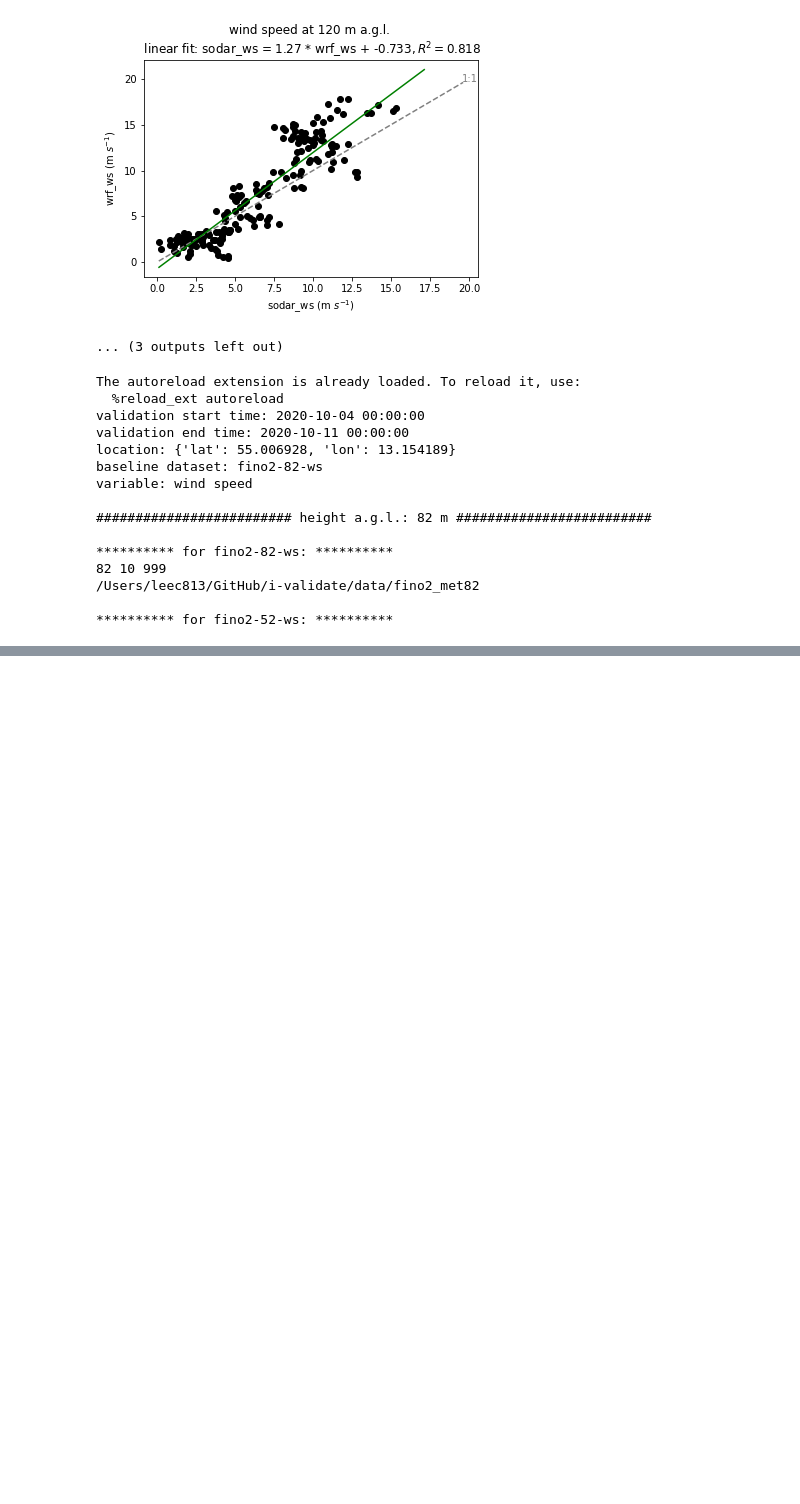
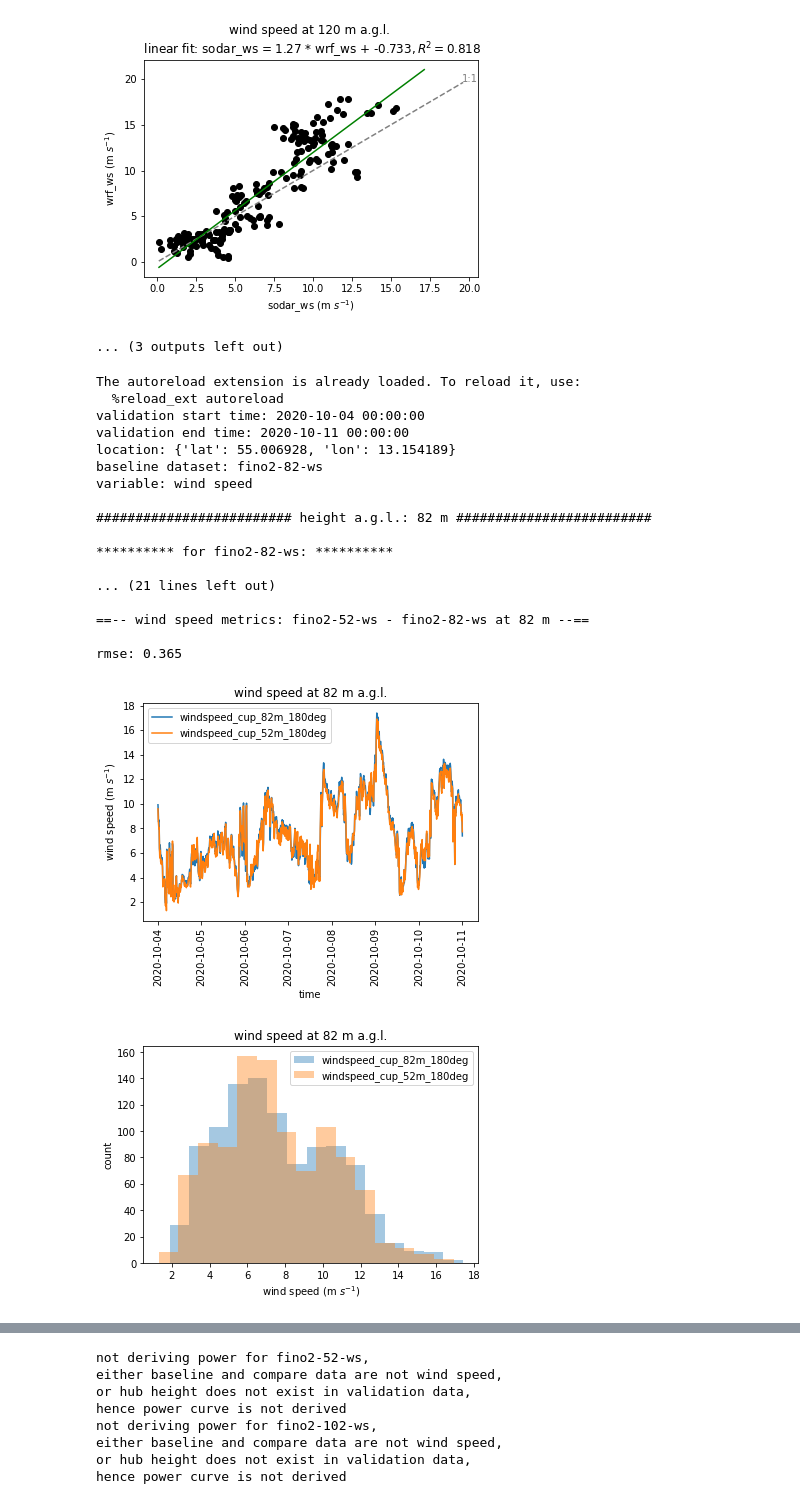
Before and after one commit to joejoeyjoseph/i-validate, a Jupyter notebook: notebooks/demo_notebook.ipynb, the cells around one changed output, grey strips where cells are left out. Drawn from its saved outputs; the diff is of its cells as text; code cells hidden in the pictures; blank space fills up the shorter version.

Commit message:
add fino2 example

```diff
--- a/notebooks/demo_notebook.ipynb
+++ b/notebooks/demo_notebook.ipynb
@@ -156,21 +156,25 @@ mae_pct: 44.474%
 # %%
 %load_ext autoreload
 %autoreload 2
 
-compare('config_fino2.yaml')
+compare('config_fino2ws.yaml')
 # %% [output]
 The autoreload extension is already loaded. To reload it, use:
   %reload_ext autoreload
 validation start time: 2020-10-04 00:00:00
 validation end time: 2020-10-11 00:00:00
 location: {'lat': 55.006928, 'lon': 13.154189}
 baseline dataset: fino2-82-ws
 variable: wind speed
 
 ######################### height a.g.l.: 82 m #########################
 
 ********** for fino2-82-ws: **********
-82 10 999
-/Users/leec813/GitHub/i-validate/data/fino2_met82
 
-********** for fino2-52-ws: **********
+... (21 lines left out)
+
+==-- wind speed metrics: fino2-52-ws - fino2-82-ws at 82 m --==
+
+rmse: 0.365
+[figure, added]
+[figure, added]
@@ -177,0 +202,8 @@ TypeError: get_ts() takes 4 positional arguments but 5 were given
+not deriving power for fino2-52-ws,
+either baseline and compare data are not wind speed,
+or hub height does not exist in validation data,
+hence power curve is not derived
+not deriving power for fino2-102-ws,
+either baseline and compare data are not wind speed,
+or hub height does not exist in validation data,
+hence power curve is not derived
```
Also changed, not shown: parts of 3 cells of this notebook.
